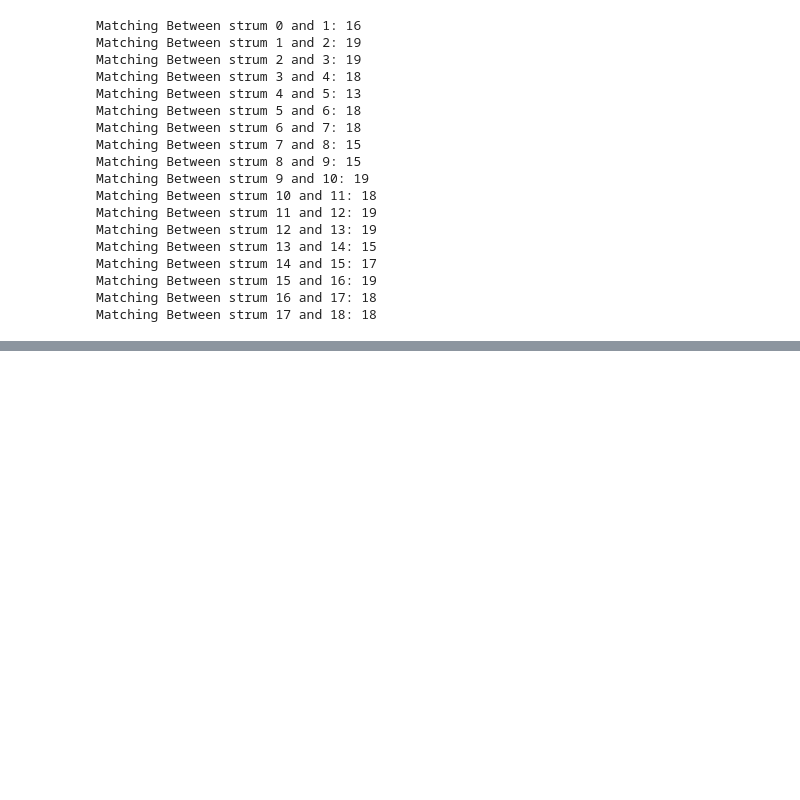
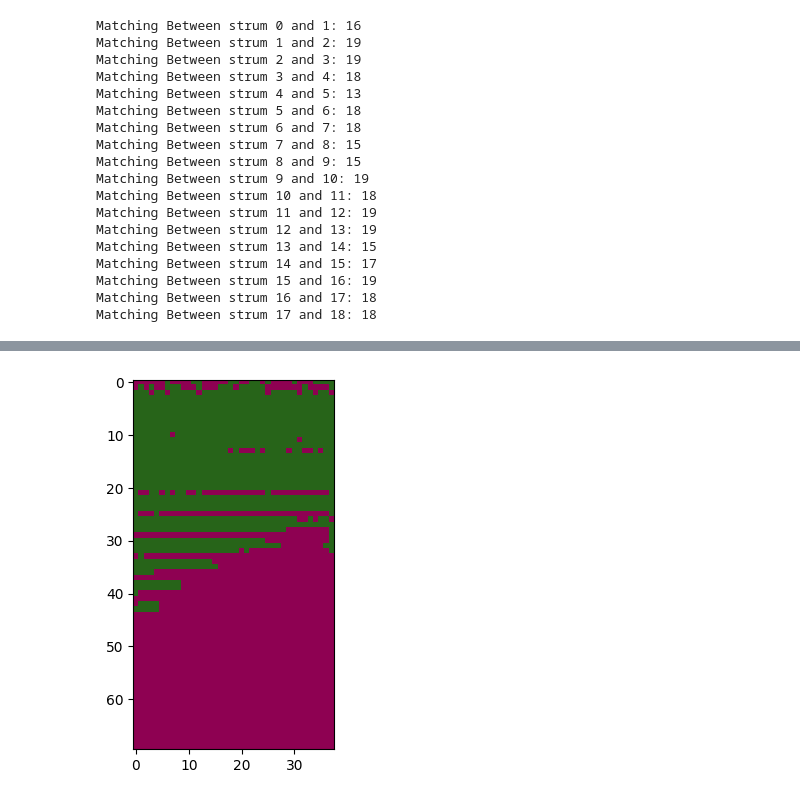
Before and after one commit to RosieBi/Bass_Learning, a Jupyter notebook: Music_Transcription/spectrogram_array.ipynb, the cells around one changed output, grey strips where cells are left out. Cells and saved outputs as stored; diff of their text form; code cells hidden in the pictures; blank space fills up the shorter version.

```diff
--- a/Music_Transcription/spectrogram_array.ipynb
+++ b/Music_Transcription/spectrogram_array.ipynb
@@ -263,0 +343,10 @@ Matching Between strum 17 and 18: 18
+# %%
+#change this to determine what is 0 and 1
+#larger calue means only the more dominant decibels will be 1s - might get false positives for differences
+# smaller value probably false negatives
+bool_cutoff = 0
+
+plt.imshow((first_strum[:70]>bool_cutoff).astype(int), cmap='PiYG', interpolation='nearest')
+plt.show()
+# %% [output]
+[figure, added]
```
Also changed, not shown: parts of 8 cells of this notebook.
